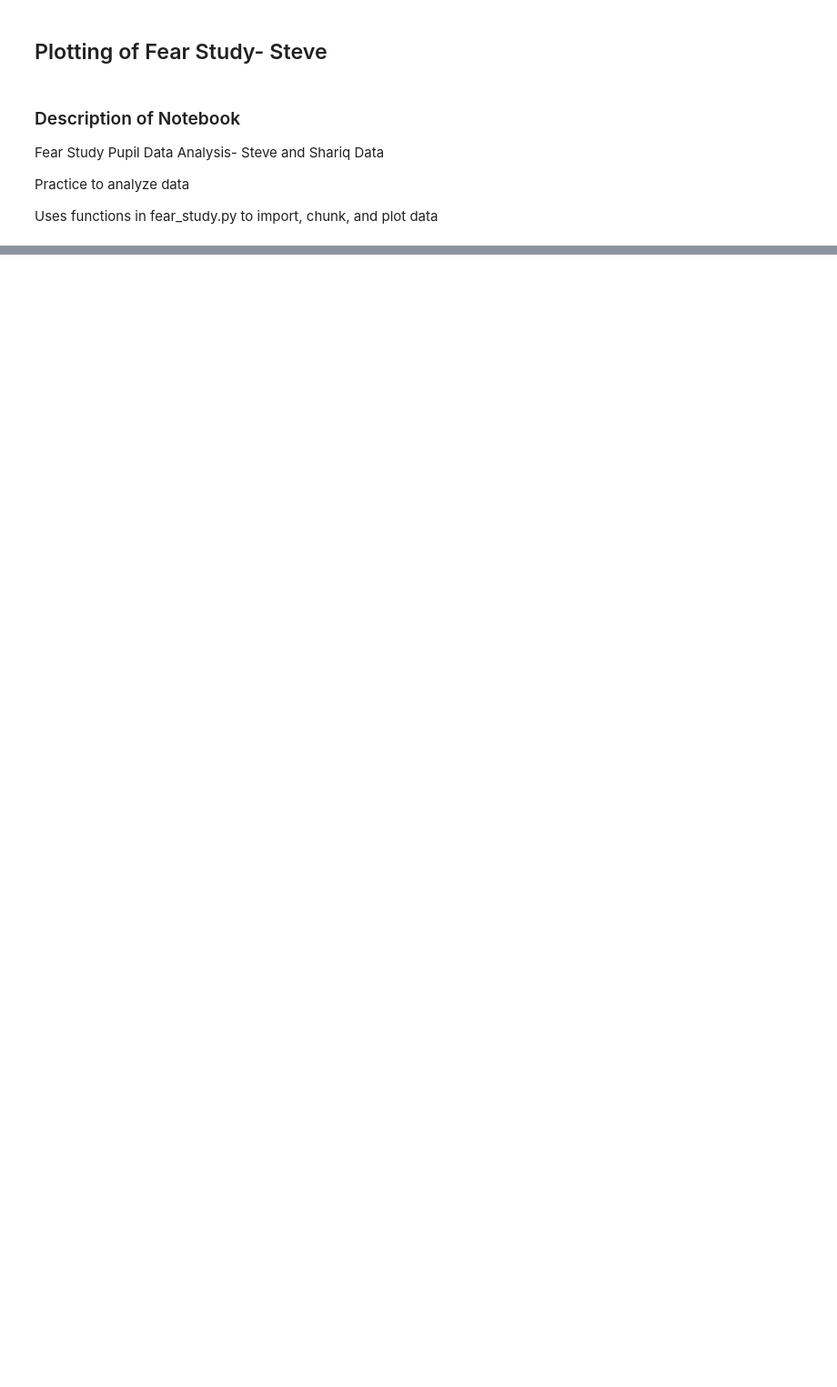
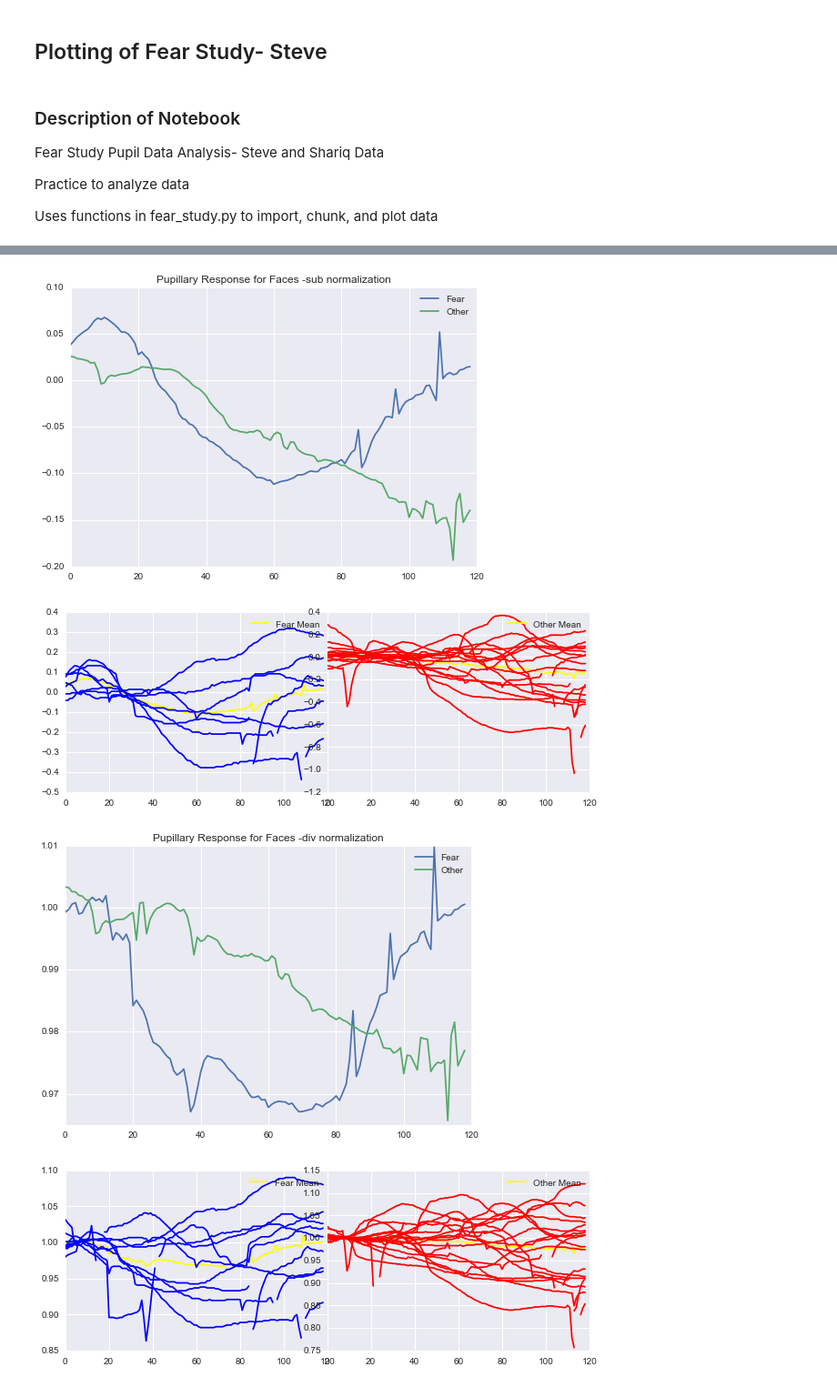
Before and after one commit to andrewbartuska/fear_study, a Jupyter notebook: Plotting and Analysis of Fear Study- Steve.ipynb, the cells around one changed output, grey strips where cells are left out. Shown at 91% size. Cells and saved outputs as stored; diff of their text form; code cells hidden in the pictures; blank space fills up the shorter version.

```diff
--- a/Plotting and Analysis of Fear Study- Steve.ipynb
+++ b/Plotting and Analysis of Fear Study- Steve.ipynb
@@ -86,0 +98,8 @@ run_all("run5.csv", "run5_sync_pulses.json", "faces_run5_projID-bmzk6a3_recID-5c
+# %%
+fs.plot_trial("data", "steve", 2, "sub")
+fs.plot_trial("data", "steve", 2, "div")
+# %% [output]
+[figure, added]
+[figure, added]
+[figure, added]
+[figure, added]
```
Also changed, not shown: parts of 17 cells of this notebook.
